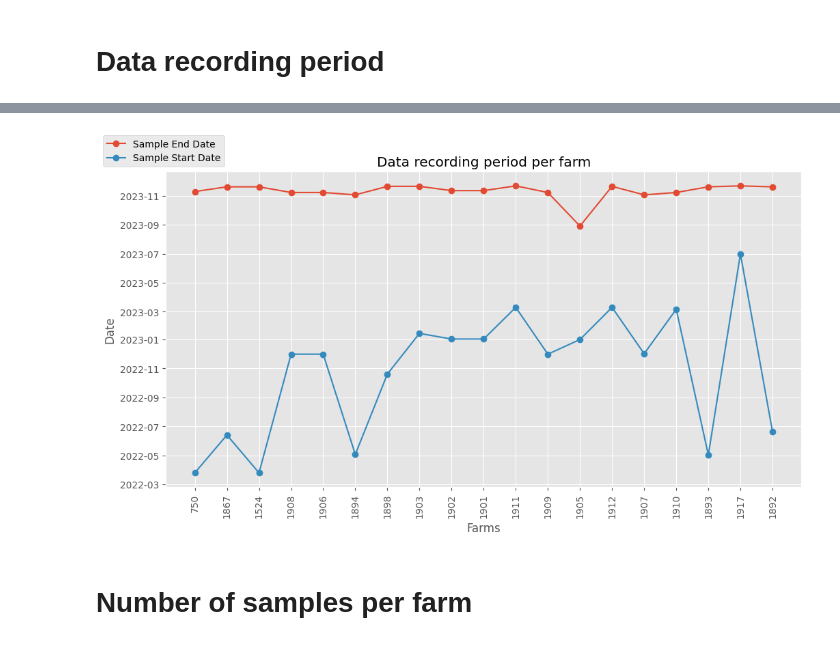
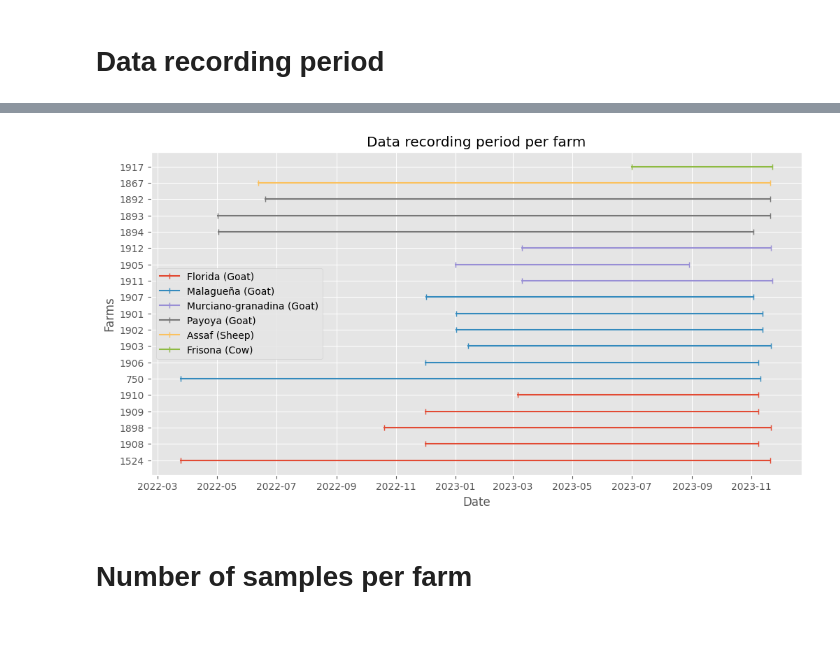
Before and after one commit to bryantchakote/aic-2024, a Jupyter notebook: notebooks/data_analysis.ipynb, the cells around one changed output, grey strips where cells are left out. Cells and saved outputs as stored; diff of their text form; code cells hidden in the pictures.

Commit message:
Sorted by animal breed

```diff
--- a/notebooks/data_analysis.ipynb
+++ b/notebooks/data_analysis.ipynb
@@ -15,6 +15,9 @@ images = Path("../images/")
 # %%
 # Import saved data
 MilkMeasurements = pd.read_csv(output / "MilkMeasurementsPlusGroupedTarget.csv")
+# %%
+# Combine breed and species information
+MilkMeasurements["Breed"] = MilkMeasurements.apply(lambda row: f"{row['Breed']} ({row['Species']})", axis=1)
 # %% [markdown]
 # Data recording period
 # %%
@@ -26 +93,12 @@ MilkMeasurements["ManagementAreaId"] = MilkMeasurements["ManagementAreaId"].asty
+# %%
+# Extract breed from the created set
+MilkMeasurementsMinMaxDates["Breed"] = MilkMeasurementsMinMaxDates["Breed"].apply(lambda row: [*row][0])
+
+# Map breed labels to IDs
+MilkMeasurementsMinMaxDates["Breed"] = MilkMeasurementsMinMaxDates["Breed"].map(breed_mapping)
+
+# Sort values
+MilkMeasurementsMinMaxDates = MilkMeasurementsMinMaxDates.sort_values(
+    ["Breed", "SamplesCount"], ascending=[True, False], ignore_index=True,
+)
 # %%
@@ -58,28 +120,40 @@ MilkMeasurementsMinMaxDates.head()
 # %%
-# Plot data recording period by farm
+# Plot data recording period per farm
 fig, ax = plt.subplots(figsize=(12, 6))
-ax.plot(
-    MilkMeasurementsMinMaxDates["ManagementAreaId"],
-    MilkMeasurementsMinMaxDates["SampleDateMax"],
-    label="Sample End Date",
-    marker="o",
-)
-ax.plot(
-    MilkMeasurementsMinMaxDates["ManagementAreaId"],
-    MilkMeasurementsMinMaxDates["SampleDateMin"],
-    label="Sample Start Date",
-    marker="o",
-)
-ax.set_xlabel("Farms")
-ax.set_ylabel("Date")
+
+# Use a different color for each breed
+ggplot_colors = plt.rcParams["axes.prop_cycle"].by_key()["color"]
+
+# Save breed once it's encountered to avoid duplicates in legend
+breed_list = []
+
+# Iterate over each row and plot the line for each ManagementAreaId
+for index, row in MilkMeasurementsMinMaxDates.iterrows():
+    # Get the breed
+    breed = row["Breed"]
+
+    # Plot the time periods
+    plot, = ax.plot(
+        [row["SampleDateMin"], row["SampleDateMax"]],
+        [row["ManagementAreaId"], row["ManagementAreaId"]],
+        marker="|",
+        color=ggplot_colors[breed_mapping.get(breed)],
+    )
+
+    # Add label only if it doesn't exist
+    if breed not in breed_list:
+        plot.set_label(breed)
+        breed_list.append(breed)
+
+# Labels, title, legend, save and display
+ax.set_xlabel("Date")
+ax.set_ylabel("Farms")
 title = "Data recording period per farm"
 ax.set_title(title)
 ax.legend()
-ax.legend(bbox_to_anchor=(0.1, 1.13))
-plt.xticks(rotation=90)
 plt.savefig(images / f"{title}.png")
 plt.show()
 # %% [output]
-[figure, old version]
+[figure, new version]
 # %% [markdown]
 # Number of samples per farm
```
Also changed, not shown: parts of 9 cells of this notebook, 22 other files.
